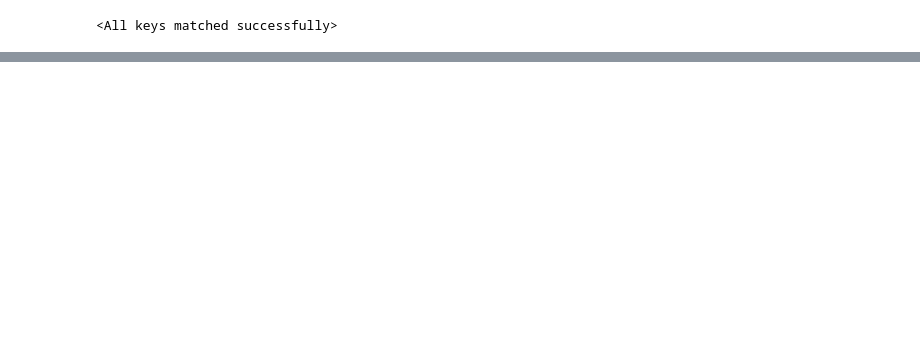
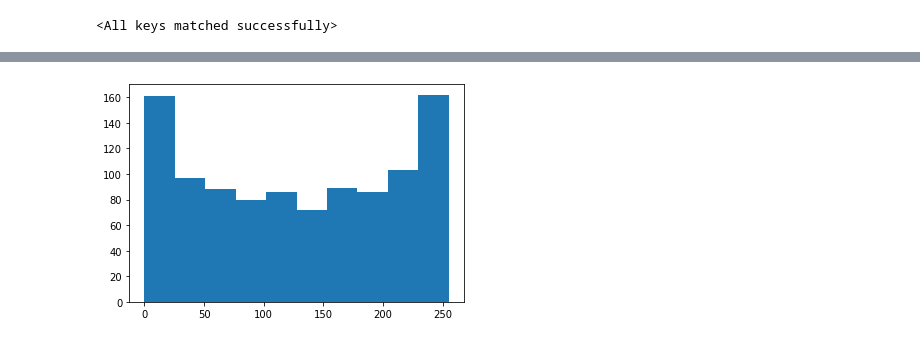
Before and after one commit to itsnarsi/1WeStar, a Jupyter notebook: test.py.ipynb, the cells around one changed output, grey strips where cells are left out. Drawn from its saved outputs; the diff is of its cells as text; code cells hidden in the pictures; blank space fills up the shorter version.

```diff
--- a/test.py.ipynb
+++ b/test.py.ipynb
@@ -57,0 +106,10 @@ plt.imshow(I)
+# %%
+Xe = Xe.view(32,16,8)
+# %%
+X = Xe.data.cpu().numpy()
+# %%
+X = np.uint8(X==1)
+# %%
+x = plt.hist(np.packbits(X).reshape(-1))
+# %% [output]
+[figure, added]
```
Also changed, not shown: parts of 34 cells of this notebook, 11 other files.
